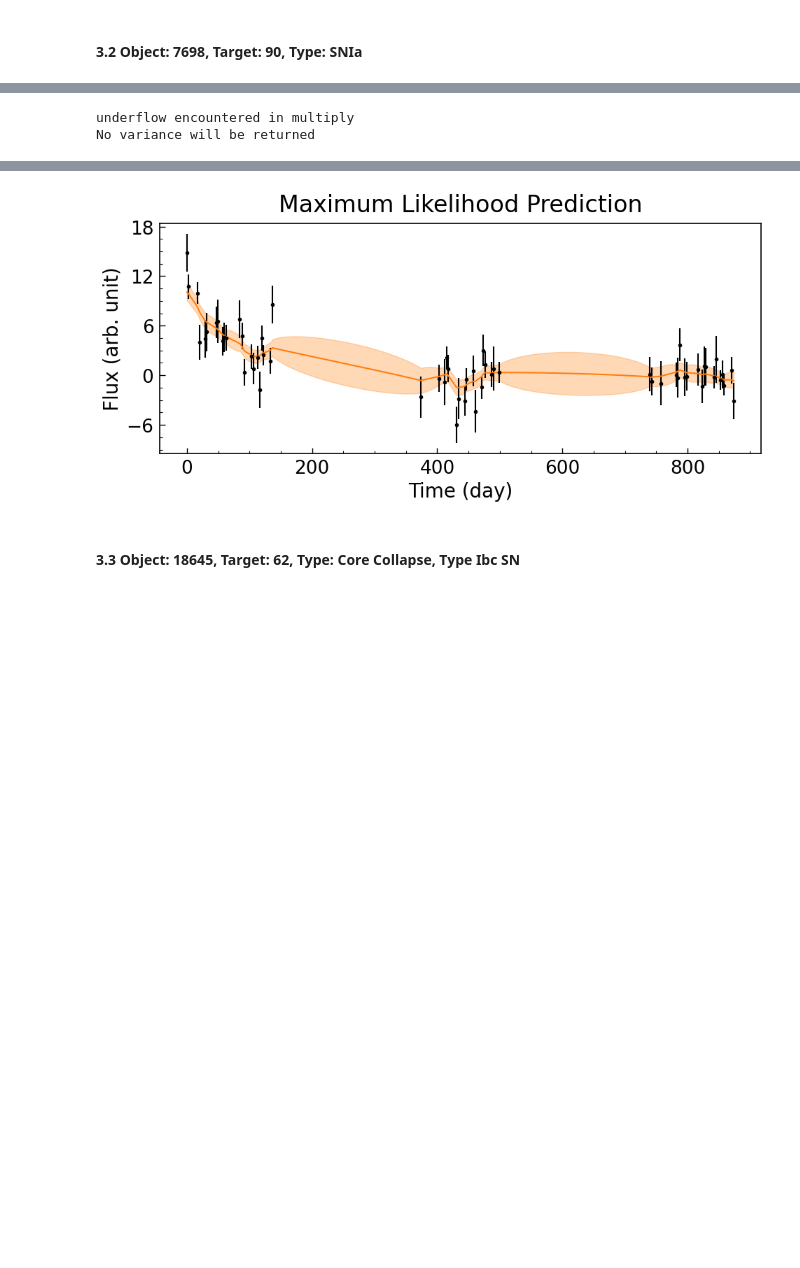
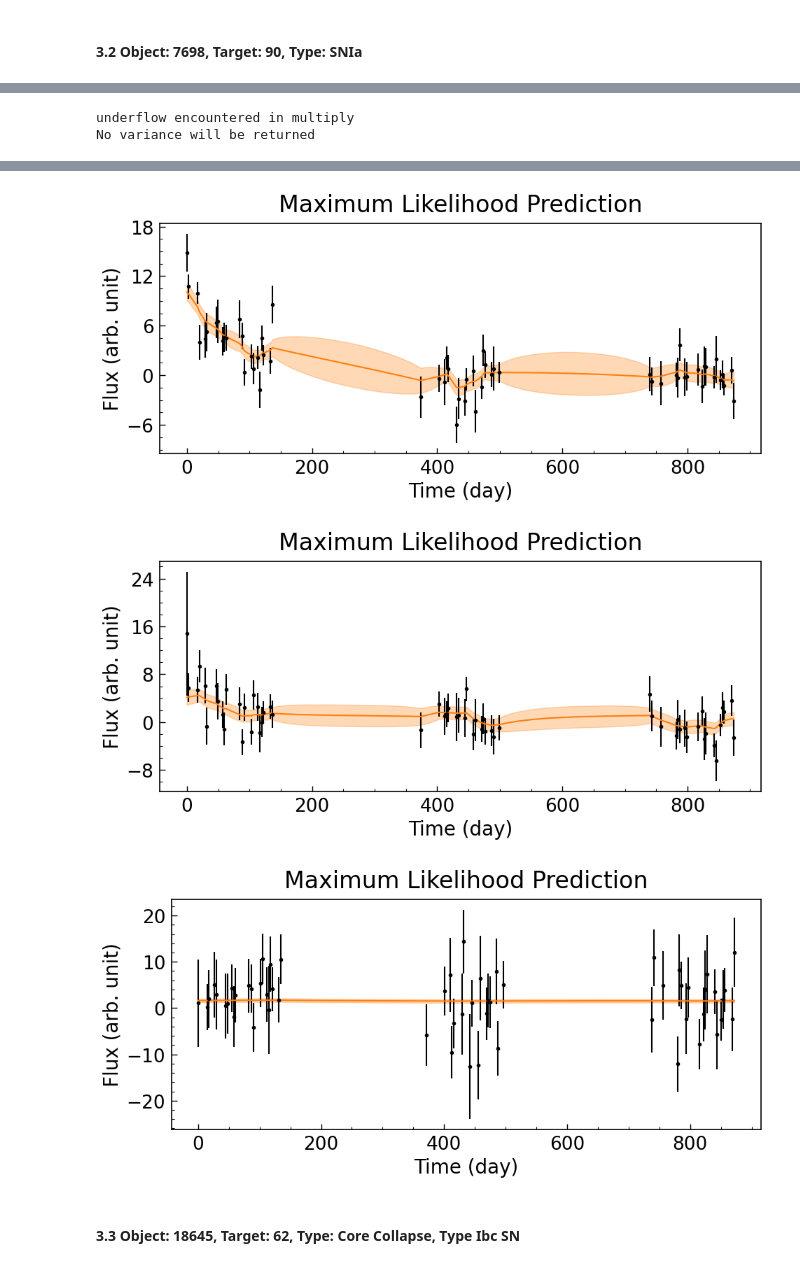
Before and after one commit to laofei177/plasticc_carma, a Jupyter notebook: notebooks/01_EDA.ipynb, the cells around one changed output, grey strips where cells are left out. Cells and saved outputs as stored; diff of their text form; code cells hidden in the pictures; blank space fills up the shorter version.

```diff
--- a/notebooks/01_EDA.ipynb
+++ b/notebooks/01_EDA.ipynb
@@ -592,15 +571,17 @@ array([7.69800000e+03, 1.83156389e-02, 7.25637406e-01, 3.34070281e+00,
 # %%
-for band in range(0,4):
+for band in range(0,6):
     lc_g = lc2[lc2.passband == band]
     plot_pred_drw_lc(lc_g, best_fit[band+1], best_fit[band+1+6], time_col='mjd',
                      y_col='flux', yerr_col='flux_err')
 # %% [output]
 underflow encountered in multiply
 No variance will be returned
 [figure]
 [figure]
 [figure]
 [figure]
+[figure, added]
+[figure, added]
 # %% [markdown]
 #### 3.3 Object: 18645, Target: 62, Type: Core Collapse, Type Ibc SN
 # %%
```
Also changed, not shown: parts of 15 cells of this notebook, 1 other file.
